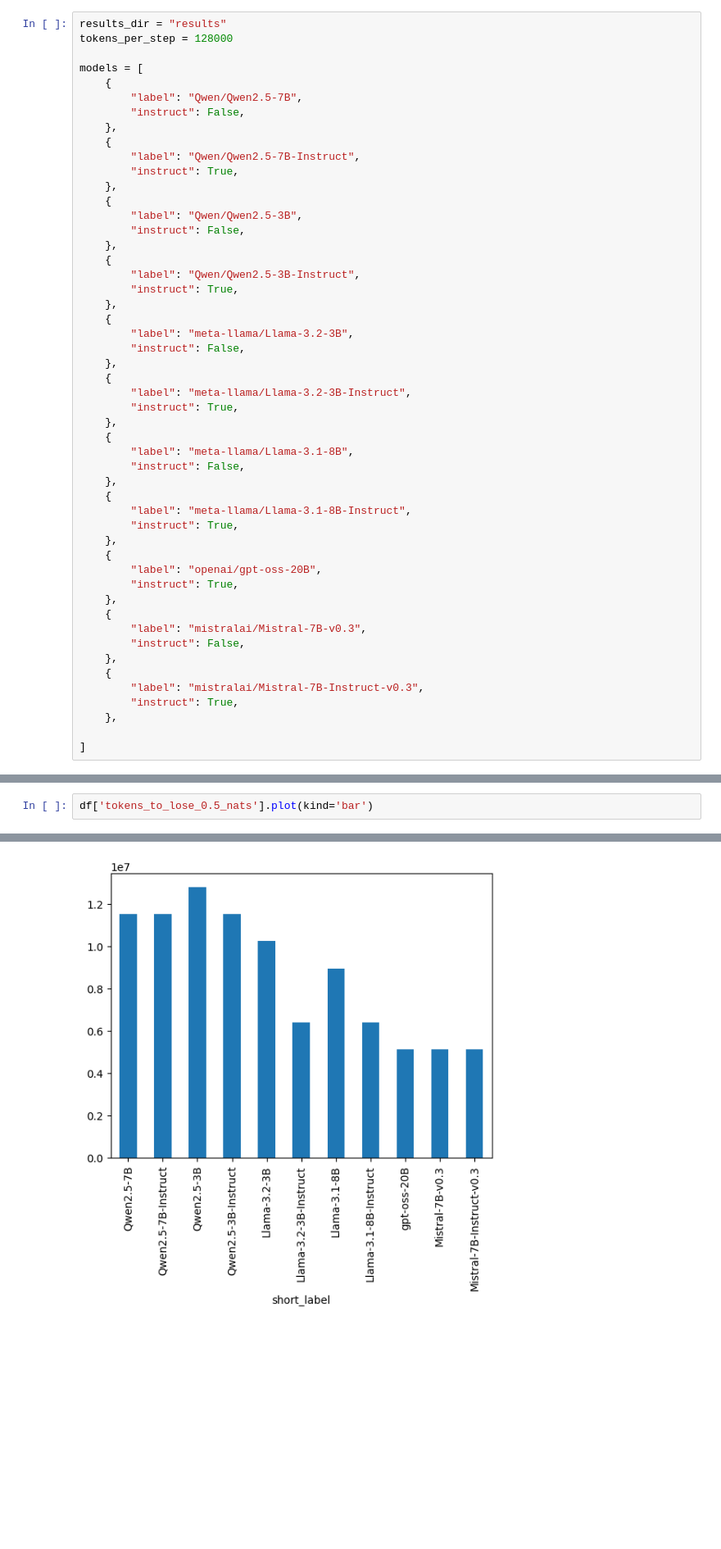
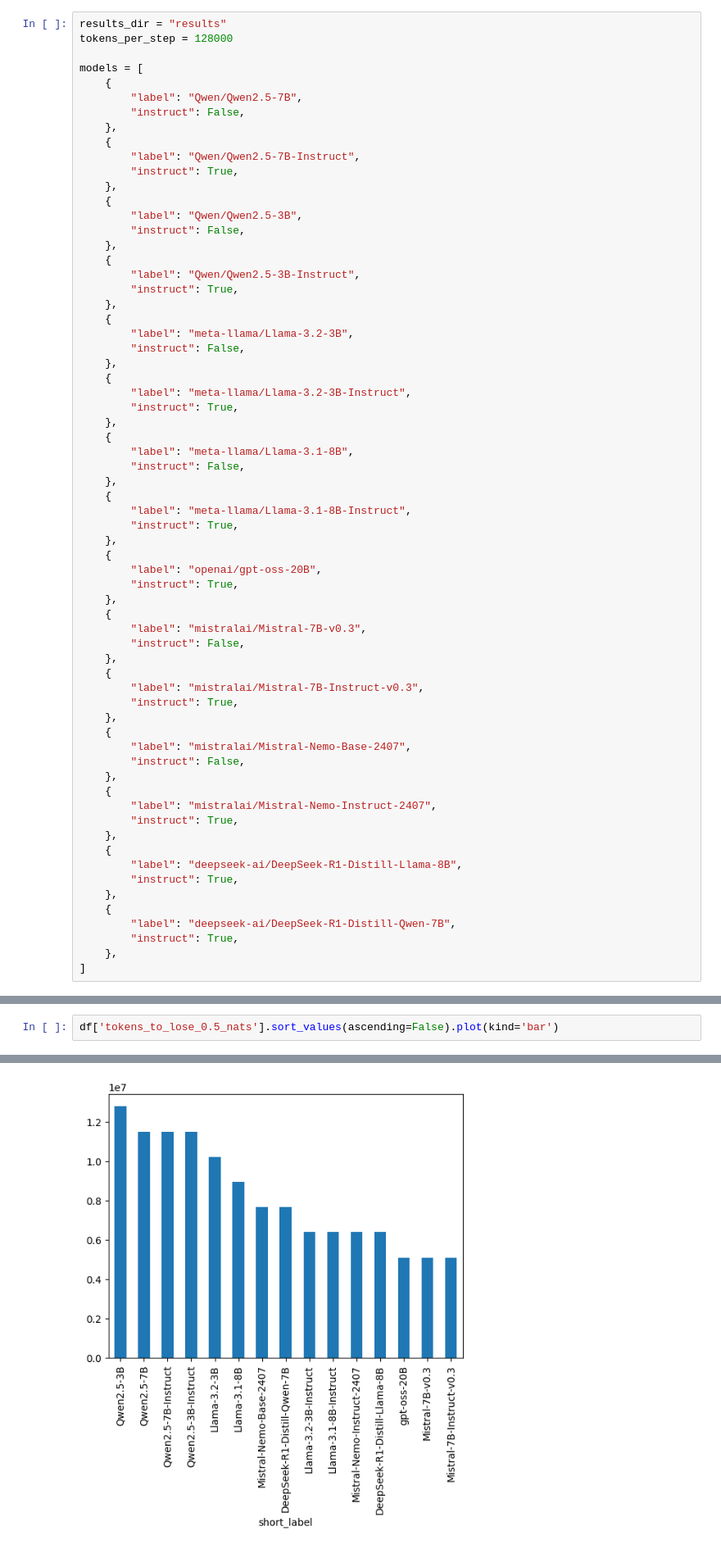
Before and after one commit to agdhruv/confusability, a Jupyter notebook: analyze.ipynb, the cells around one changed output, grey strips where cells are left out. Shown: that part at 82% size. Saved outputs shown, nothing was run; the diff lists cells and outputs as text; blank space fills up the shorter version.

```diff
--- a/analyze.ipynb
+++ b/analyze.ipynb
@@ -55,7 +55,22 @@ models = [
         "label": "mistralai/Mistral-7B-Instruct-v0.3",
         "instruct": True,
     },
-
+    {
+        "label": "mistralai/Mistral-Nemo-Base-2407",
+        "instruct": False,
+    },
+    {
+        "label": "mistralai/Mistral-Nemo-Instruct-2407",
+        "instruct": True,
+    },
+    {
+        "label": "deepseek-ai/DeepSeek-R1-Distill-Llama-8B",
+        "instruct": True,
+    },
+    {
+        "label": "deepseek-ai/DeepSeek-R1-Distill-Qwen-7B",
+        "instruct": True,
+    },
 ]
 # %%
 rows = []
@@ -135,8 +151,8 @@ plt.show()
 # %%
-df['tokens_to_lose_0.5_nats'].plot(kind='bar')
+df['tokens_to_lose_0.5_nats'].sort_values(ascending=False).plot(kind='bar')
 # %% [output]
 <Axes: xlabel='short_label'>
-[figure, old version]
+[figure, new version]
 # %%
 import matplotlib.pyplot as plt
 import numpy as np
```
Also changed, not shown: parts of 2 cells of this notebook.
